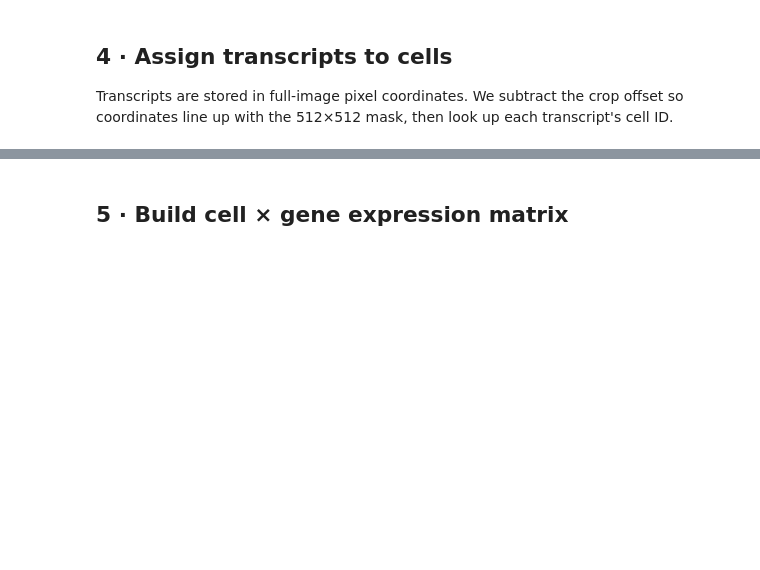
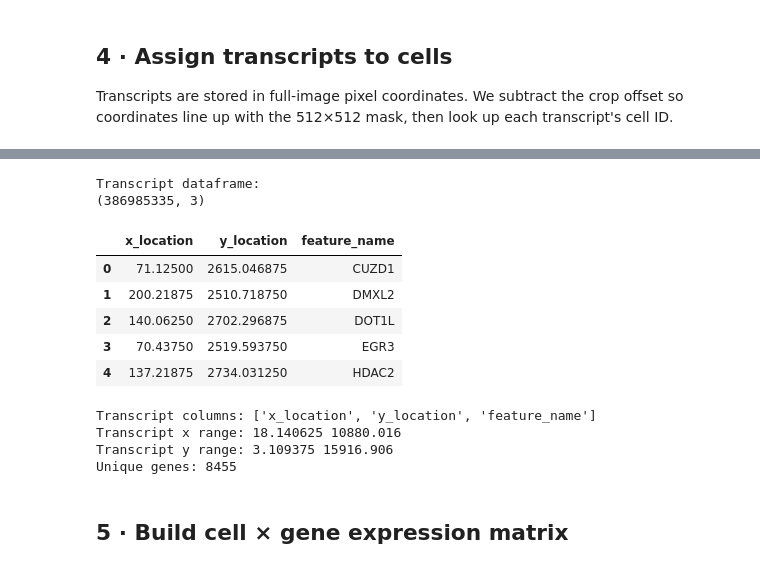
Before and after one commit to Mahsa02/Computational-Genomics-Project, a Jupyter notebook: notebooks/02_assign_transcripts.ipynb, the cells around one changed output, grey strips where cells are left out. Saved outputs shown, nothing was run; the diff lists cells and outputs as text; code cells hidden in the pictures; blank space fills up the shorter version.

```diff
--- a/notebooks/02_assign_transcripts.ipynb
+++ b/notebooks/02_assign_transcripts.ipynb
@@ -206,2 +231,72 @@ Assigned: 3,099  |  Unassigned: 3,463
+# %%
+# 4c. Read transcript locations from zarr grids
+
+rows = []
+
+grid_root = z["grids"]
+
+for grid_key in grid_root.keys():
+    grid_group = grid_root[grid_key]
+
+    for tile_key in grid_group.keys():
+        tile = grid_group[tile_key]
+
+        if "location" not in tile:
+            continue
+
+        loc = tile["location"][:]  # usually columns: x, y, z or x, y, quality-like value
+
+        if "gene_identity" in tile:
+            gene_ids = tile["gene_identity"][:]
+
+            # gene_identity may be shape (n,) or (n, 2)
+            if gene_ids.ndim == 2:
+                gene_ids = gene_ids[:, 0]
+
+        elif "codeword_identity" in tile:
+            gene_ids = tile["codeword_identity"][:]
+
+            if gene_ids.ndim == 2:
+                gene_ids = gene_ids[:, 0]
+
+        else:
+            continue
+
+        gene_names = [id_to_gene.get(int(g), None) for g in gene_ids]
+
+        df = pd.DataFrame({
+            X_COL: loc[:, 0],
+            Y_COL: loc[:, 1],
+            GENE_COL: gene_names,
+        })
+
+        rows.append(df)
+
+transcripts = pd.concat(rows, ignore_index=True)
+
+# Drop rows where gene name could not be mapped
+transcripts = transcripts.dropna(subset=[GENE_COL]).copy()
+
+print("Transcript dataframe:")
+print(transcripts.shape)
+display(transcripts.head())
+
+print("Transcript columns:", transcripts.columns.tolist())
+print("Transcript x range:", transcripts[X_COL].min(), transcripts[X_COL].max())
+print("Transcript y range:", transcripts[Y_COL].min(), transcripts[Y_COL].max())
+print("Unique genes:", transcripts[GENE_COL].nunique())
+# %% [output]
+Transcript dataframe:
+(386985335, 3)
+|  | x_location | y_location | feature_name |
+| 0 | 71.12500 | 2615.046875 | CUZD1 |
+| 1 | 200.21875 | 2510.718750 | DMXL2 |
+| 2 | 140.06250 | 2702.296875 | DOT1L |
+| 3 | 70.43750 | 2519.593750 | EGR3 |
+| 4 | 137.21875 | 2734.031250 | HDAC2 |
+Transcript columns: ['x_location', 'y_location', 'feature_name']
+Transcript x range: 18.140625 10880.016
+Transcript y range: 3.109375 15916.906
+Unique genes: 8455
 # %% [markdown]
 ## 5 · Build cell × gene expression matrix
```
Also changed, not shown: parts of 17 cells of this notebook, 19 other files.
